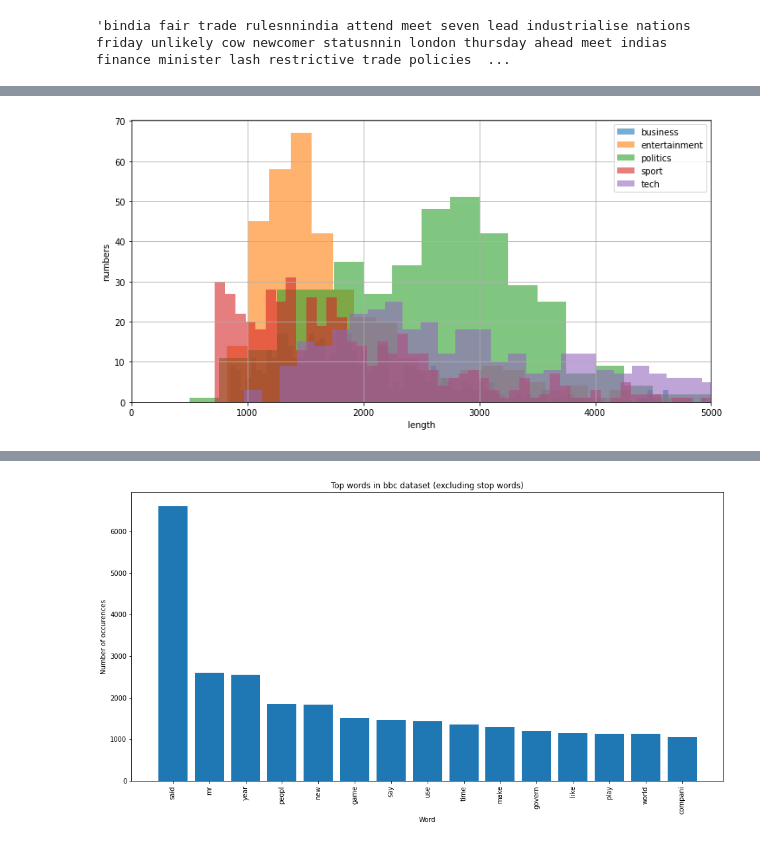
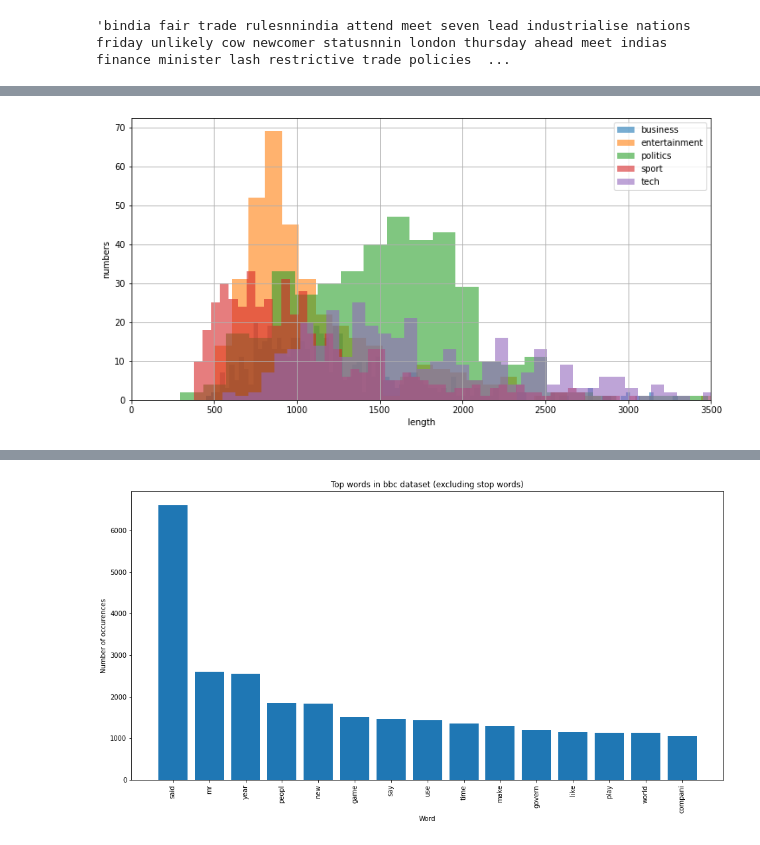
Before and after one commit to soumyajt1991/Topic-Modeling-on-News-Articles, a Jupyter notebook: Soumyajit_Das_Team_3_Topic_Modeling_on_News_Articles_Capstone_Project_3.ipynb, the cells around one changed output, grey strips where cells are left out. Saved outputs shown, nothing was run; the diff lists cells and outputs as text; code cells hidden in the pictures.

```diff
--- a/Soumyajit_Das_Team_3_Topic_Modeling_on_News_Articles_Capstone_Project_3.ipynb
+++ b/Soumyajit_Das_Team_3_Topic_Modeling_on_News_Articles_Capstone_Project_3.ipynb
@@ -294,2 +247,2 @@ bbc2=bbc1.copy()
 # %%
-bbc2['news'] = bbc2['news'].apply(correction)
+bbc1['news'] = bbc1['news'].apply(correction)
@@ -302,7 +266,7 @@ from nltk.stem import WordNetLemmatizer
 lemmatizer = WordNetLemmatizer()
 
 def lemmatize_word(text):
-	lemmas = [lemmatizer.lemmatize(word, pos ='v') for word in text.split()]
+	lemmas = [lemmatizer.lemmatize(wds, pos ='v') for wds in text.split()]
 	return " ".join(lemmas)
 # %%
 bbc1['news'] = bbc1['news'].apply(lemmatize_word)
@@ -361,6 +324,6 @@ want           920
 dtype: int64
 # %%
-freq_words = ['mr','use','xa','xc','tell']
+freq_words = ['use','come','tell']
 # %%
 bbc1['news'] = bbc1['news'].apply(lambda x: " ".join(x for x in x.split() if x not in freq_words))
 # %%
@@ -372,6 +346,6 @@ bbc1.news[0]
 # %%
 # length of documents
 # %%
-bbc1['final_length']=bbc1['news'].apply(len)
+bbc1['length']=bbc1['news'].apply(len)
 bbc1.head()
 # %% [output]
@@ -384,17 +370,17 @@ bbc1.head()
 # %%
 import matplotlib
 matplotlib.rcParams['figure.figsize'] = (12.0, 6.0)
 bins = 100
 plt.hist(bbc1_business['length'], alpha = 0.6, bins=bins, label='business')
 plt.hist(bbc1_entertainment['length'], alpha = 0.6, bins=bins, label='entertainment')
 plt.hist(bbc1_politics['length'], alpha = 0.6, bins=bins, label='politics')
 plt.hist(bbc1_sport['length'], alpha = 0.6, bins=bins, label='sport')
 plt.hist(bbc1_tech['length'], alpha = 0.6, bins=bins, label='tech')
 plt.xlabel('length')
 plt.ylabel('numbers')
 plt.legend(loc='upper right')
-plt.xlim(0,5000)
+plt.xlim(0,3500)
 plt.grid()
 plt.show()
 # %% [output]
-[figure, old version]
+[figure, new version]
```
Also changed, not shown: parts of 70 cells of this notebook.
